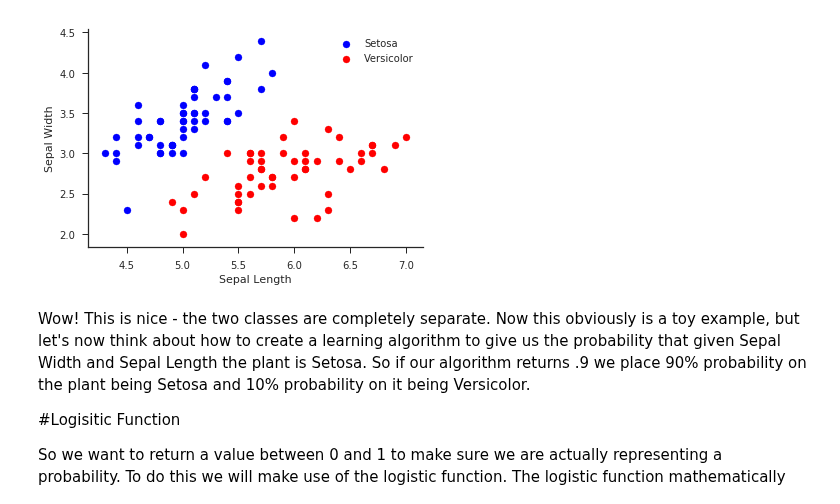
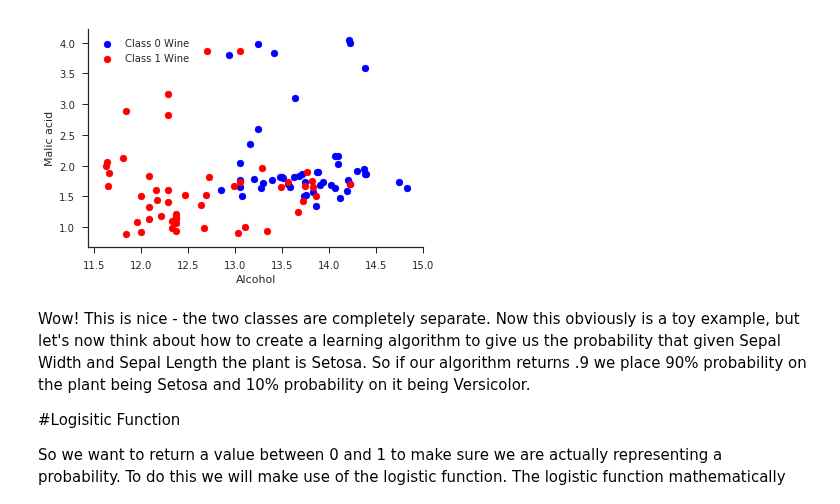
Before and after one commit to eloukas/uth-machine-learning, a Jupyter notebook: projects/project4/project4_for_another_dataset.ipynb, the cells around one changed output. Cells and saved outputs as stored; diff of their text form; code cells hidden in the pictures.

Commit message:
Preprocessing for Wine Dataset

```diff
--- a/projects/project4/project4_for_another_dataset.ipynb
+++ b/projects/project4/project4_for_another_dataset.ipynb
@@ -5,27 +11,34 @@ Logistic regression is an excellent tool to know for classification problems. Cl
 # %%
 from sklearn import datasets
 import matplotlib.pyplot as plt
 import seaborn as sns
 %matplotlib inline
 sns.set(style='ticks', palette='Set2')
 import pandas as pd
 import numpy as np
 import math
 from __future__ import division
 
-data = datasets.load_iris()
-X = data.data[:100, :2]
-y = data.target[:100]
-X_full = data.data[:100, :]
+data = datasets.load_wine()
 
-setosa = plt.scatter(X[:50,0], X[:50,1], c='b')
-versicolor = plt.scatter(X[50:,0], X[50:,1], c='r')
-plt.xlabel("Sepal Length")
-plt.ylabel("Sepal Width")
-plt.legend((setosa, versicolor), ("Setosa", "Versicolor"))
+# Uncomment the following to get to know the dataset better
+# print(data.DESCR)
+# print(data.target_names)
+# print(data.feature_names)
+
+X = data.data[:100, :2] # Attributes : -1- Alcohol, -2- Malic acid
+y = data.target[:100] # ['class_0' 'class_1' 'class_2'] wine
+
+X_full = data.data[:100, :] # all attributes
+
+class_0 = plt.scatter(X[:50,0], X[:50,1], c='b')
+class_1 = plt.scatter(X[50:,0], X[50:,1], c='r')
+plt.xlabel("Alcohol")
+plt.ylabel("Malic acid")
+plt.legend((class_0, class_1), ("Class 0 Wine ", "Class 1 Wine"))
 sns.despine()
 # %% [output]
-[figure, old version]
+[figure, new version]
 # %% [markdown]
 Wow! This is nice - the two classes are completely separate. Now this obviously is a toy example, but let's now think about how to create a learning algorithm to give us the probability that given Sepal Width and Sepal Length the plant is Setosa. So if our algorithm returns .9 we place 90% probability on the plant being Setosa and 10% probability on it being Versicolor.
 
```
Also changed, not shown: parts of 2 cells of this notebook.
